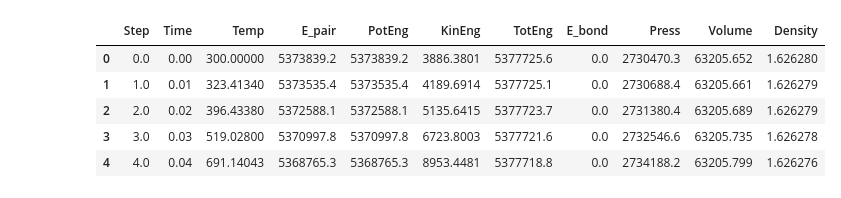
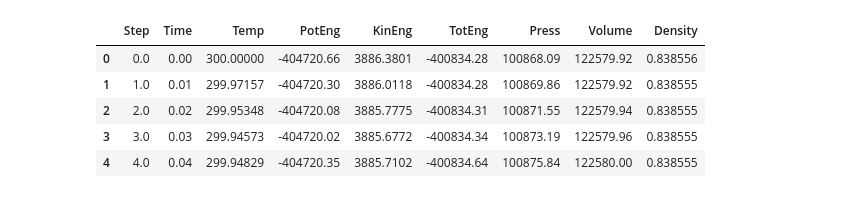
Before and after one commit to dhdzmota/Molecular_Dynamics_Project, a Jupyter notebook: Indene/Python_Scripts/Data_Visualization.ipynb, the cells around one changed output. Saved outputs shown, nothing was run; the diff lists cells and outputs as text; code cells hidden in the pictures.

Commit message:
Included a wide range of trials

```diff
--- a/Indene/Python_Scripts/Data_Visualization.ipynb
+++ b/Indene/Python_Scripts/Data_Visualization.ipynb
@@ -5,24 +5,24 @@ import matplotlib.pyplot as plt
 %matplotlib notebook
 # %%
 # Read data from the files
-with open('../FC/Results/initial_trial4.txt','r') as fout:
+with open('../FC/Results/initial_trial8.txt','r') as fout:
     data_values = fout.read()
 
 # Clean and separate data
 values = data_values.split('Mbytes\n')[1].split('\nLoop time')[0].split('\n')
 # Order data in a list
 clean_values = [list(filter(lambda x: x !='', values[i].split(' '))) for i in range(len(values))]
 
 # Create a Dataframe
 dataframe = pd.DataFrame(clean_values[1:],columns=clean_values[0], dtype=float)
 dataframe.head()
 # %% [output]
-|  | Step | Time | Temp | E_pair | PotEng | KinEng | TotEng | E_bond | Press | Volume | Density |
-| 0 | 0.0 | 0.00 | 300.00000 | 5373839.2 | 5373839.2 | 3886.3801 | 5377725.6 | 0.0 | 2730470.3 | 63205.652 | 1.626280 |
-| 1 | 1.0 | 0.01 | 323.41340 | 5373535.4 | 5373535.4 | 4189.6914 | 5377725.1 | 0.0 | 2730688.4 | 63205.661 | 1.626279 |
-| 2 | 2.0 | 0.02 | 396.43380 | 5372588.1 | 5372588.1 | 5135.6415 | 5377723.7 | 0.0 | 2731380.4 | 63205.689 | 1.626279 |
-| 3 | 3.0 | 0.03 | 519.02800 | 5370997.8 | 5370997.8 | 6723.8003 | 5377721.6 | 0.0 | 2732546.6 | 63205.735 | 1.626278 |
-| 4 | 4.0 | 0.04 | 691.14043 | 5368765.3 | 5368765.3 | 8953.4481 | 5377718.8 | 0.0 | 2734188.2 | 63205.799 | 1.626276 |
+|  | Step | Time | Temp | PotEng | KinEng | TotEng | Press | Volume | Density |
+| 0 | 0.0 | 0.00 | 300.00000 | -404720.66 | 3886.3801 | -400834.28 | 100868.09 | 122579.92 | 0.838556 |
+| 1 | 1.0 | 0.01 | 299.97157 | -404720.30 | 3886.0118 | -400834.28 | 100869.86 | 122579.92 | 0.838555 |
+| 2 | 2.0 | 0.02 | 299.95348 | -404720.08 | 3885.7775 | -400834.31 | 100871.55 | 122579.94 | 0.838555 |
+| 3 | 3.0 | 0.03 | 299.94573 | -404720.02 | 3885.6772 | -400834.34 | 100873.19 | 122579.96 | 0.838555 |
+| 4 | 4.0 | 0.04 | 299.94829 | -404720.35 | 3885.7102 | -400834.64 | 100875.84 | 122580.00 | 0.838555 |
 # %%
 plt.figure()
 plt.plot(dataframe.Step, dataframe.Temp)
```
Also changed, not shown: parts of 1 cell of this notebook, 24 other files.
